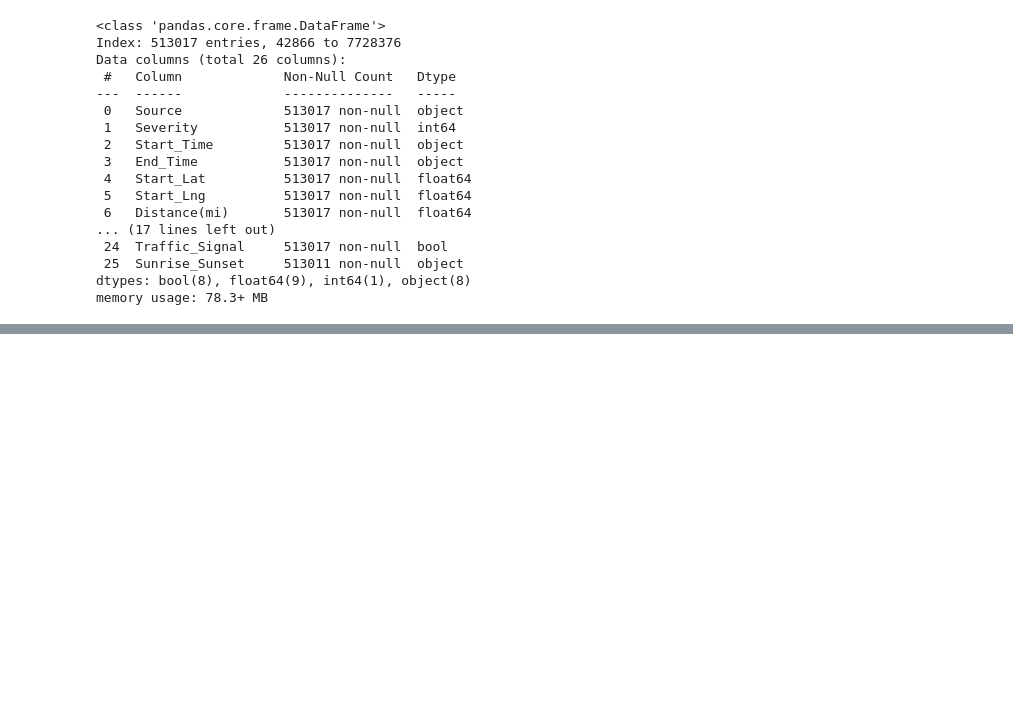
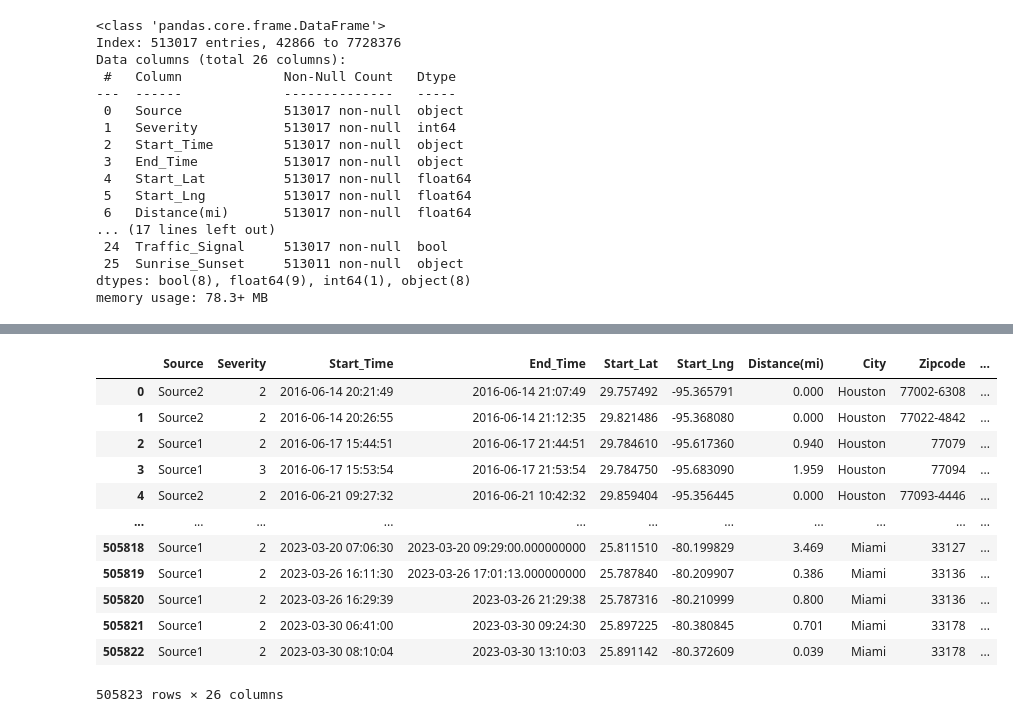
Before and after one commit to manand05/traffic-accident-risk-prediction, a Jupyter notebook: dataset_preprocessing.ipynb, the cells around one changed output, grey strips where cells are left out. Cells and saved outputs as stored; diff of their text form; code cells hidden in the pictures; blank space fills up the shorter version.

Commit message:
cleaned more data, did forward filling (time series) and dropped null rows that were not needed (keeping 500k+)

```diff
--- a/dataset_preprocessing.ipynb
+++ b/dataset_preprocessing.ipynb
@@ -159,6 +143,3 @@ Data columns (total 26 columns):
  25  Sunrise_Sunset     513011 non-null  object
 dtypes: bool(8), float64(9), int64(1), object(8)
 memory usage: 78.3+ MB
-# %%
-d2 = d2.dropna(axis=0)
-d2.info()
@@ -202,0 +213,19 @@ dtype: int64
+# %%
+# drop the remaining null columns
+d2 = d2.dropna()
+# reset the index for simplicity
+d2.reset_index(drop=True)
+# %% [output]
+|  | Source | Severity | Start_Time | End_Time | Start_Lat | Start_Lng | Distance(mi) | City | Zipcode | ... |
+| 0 | Source2 | 2 | 2016-06-14 20:21:49 | 2016-06-14 21:07:49 | 29.757492 | -95.365791 | 0.000 | Houston | 77002-6308 | ... |
+| 1 | Source2 | 2 | 2016-06-14 20:26:55 | 2016-06-14 21:12:35 | 29.821486 | -95.368080 | 0.000 | Houston | 77022-4842 | ... |
+| 2 | Source1 | 2 | 2016-06-17 15:44:51 | 2016-06-17 21:44:51 | 29.784610 | -95.617360 | 0.940 | Houston | 77079 | ... |
+| 3 | Source1 | 3 | 2016-06-17 15:53:54 | 2016-06-17 21:53:54 | 29.784750 | -95.683090 | 1.959 | Houston | 77094 | ... |
+| 4 | Source2 | 2 | 2016-06-21 09:27:32 | 2016-06-21 10:42:32 | 29.859404 | -95.356445 | 0.000 | Houston | 77093-4446 | ... |
+| ... | ... | ... | ... | ... | ... | ... | ... | ... | ... | ... |
+| 505818 | Source1 | 2 | 2023-03-20 07:06:30 | 2023-03-20 09:29:00.000000000 | 25.811510 | -80.199829 | 3.469 | Miami | 33127 | ... |
+| 505819 | Source1 | 2 | 2023-03-26 16:11:30 | 2023-03-26 17:01:13.000000000 | 25.787840 | -80.209907 | 0.386 | Miami | 33136 | ... |
+| 505820 | Source1 | 2 | 2023-03-26 16:29:39 | 2023-03-26 21:29:38 | 25.787316 | -80.210999 | 0.800 | Miami | 33136 | ... |
+| 505821 | Source1 | 2 | 2023-03-30 06:41:00 | 2023-03-30 09:24:30 | 25.897225 | -80.380845 | 0.701 | Miami | 33178 | ... |
+| 505822 | Source1 | 2 | 2023-03-30 08:10:04 | 2023-03-30 13:10:03 | 25.891142 | -80.372609 | 0.039 | Miami | 33178 | ... |
+505823 rows × 26 columns
```
Also changed, not shown: parts of 5 cells of this notebook.
